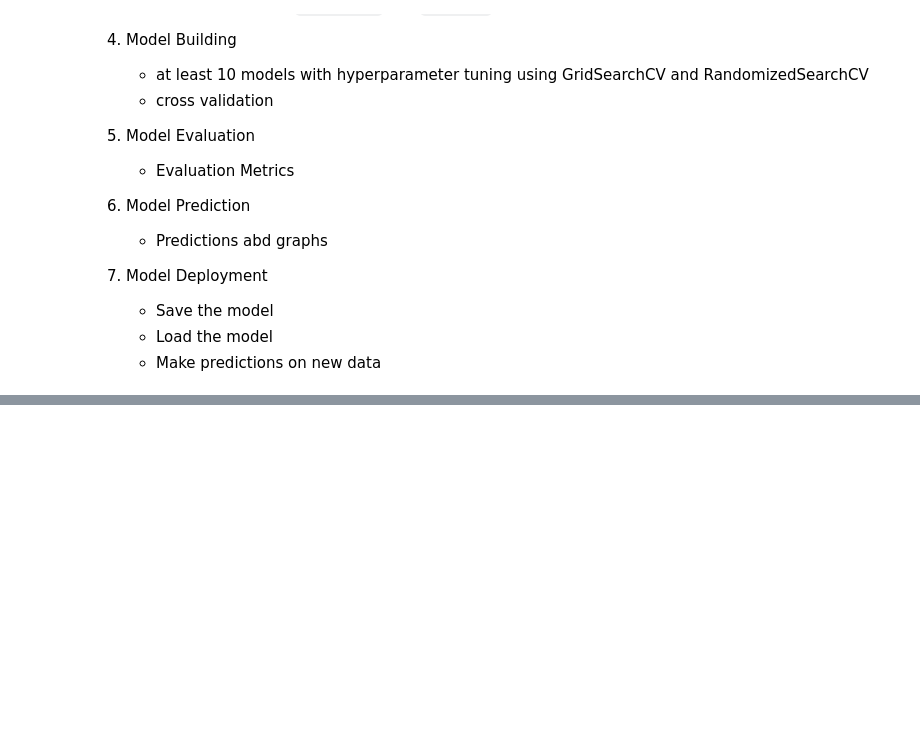
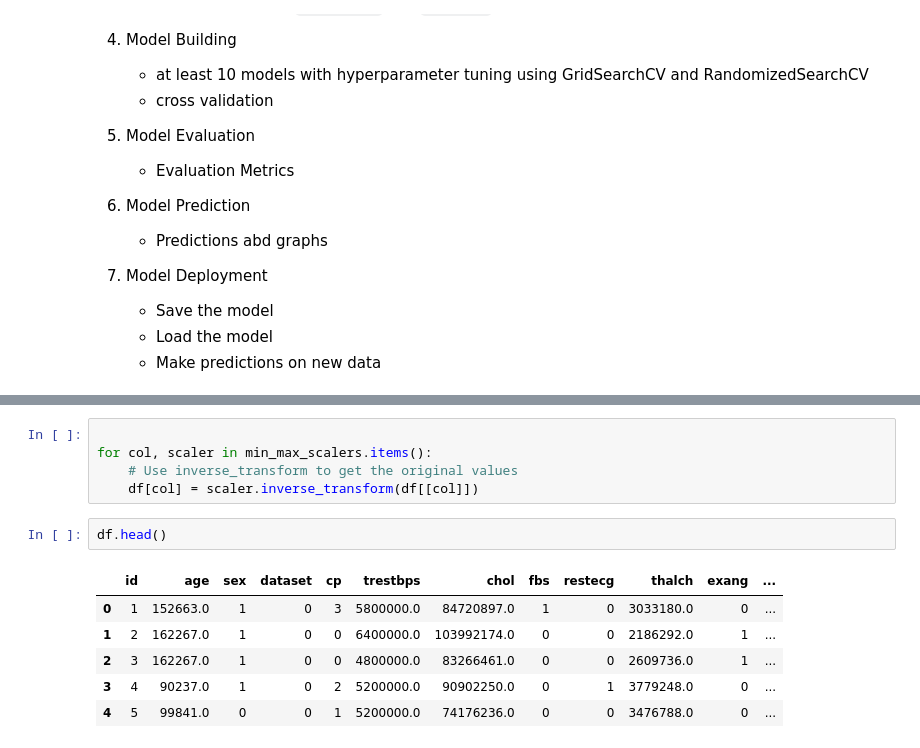
Before and after one commit to faizan-yousaf/Heart_Disease_Prediction, a Jupyter notebook: notebook/heart_disease_prediction.ipynb, the cells around one changed output, grey strips where cells are left out. Cells and saved outputs as stored; diff of their text form; blank space fills up the shorter version.

```diff
--- a/notebook/heart_disease_prediction.ipynb
+++ b/notebook/heart_disease_prediction.ipynb
@@ -2390,0 +1057,14 @@ KeyError: '[0, 2, 1, 0, 0, 0, 3, 0, 2, 1, 0, 0, 2, 0, 0, 0, 1, 0, 0, 0, 0, 0, 1,
+# %%
+
+for col, scaler in min_max_scalers.items():
+    # Use inverse_transform to get the original values
+    df[col] = scaler.inverse_transform(df[[col]])
+# %%
+df.head()
+# %% [output]
+|  | id | age | sex | dataset | cp | trestbps | chol | fbs | restecg | thalch | exang | ... |
+| 0 | 1 | 152663.0 | 1 | 0 | 3 | 5800000.0 | 84720897.0 | 1 | 0 | 3033180.0 | 0 | ... |
+| 1 | 2 | 162267.0 | 1 | 0 | 0 | 6400000.0 | 103992174.0 | 0 | 0 | 2186292.0 | 1 | ... |
+| 2 | 3 | 162267.0 | 1 | 0 | 0 | 4800000.0 | 83266461.0 | 0 | 0 | 2609736.0 | 1 | ... |
+| 3 | 4 | 90237.0 | 1 | 0 | 2 | 5200000.0 | 90902250.0 | 0 | 1 | 3779248.0 | 0 | ... |
+| 4 | 5 | 99841.0 | 0 | 0 | 1 | 5200000.0 | 74176236.0 | 0 | 0 | 3476788.0 | 0 | ... |
```
Also changed, not shown: parts of 168 cells of this notebook.
